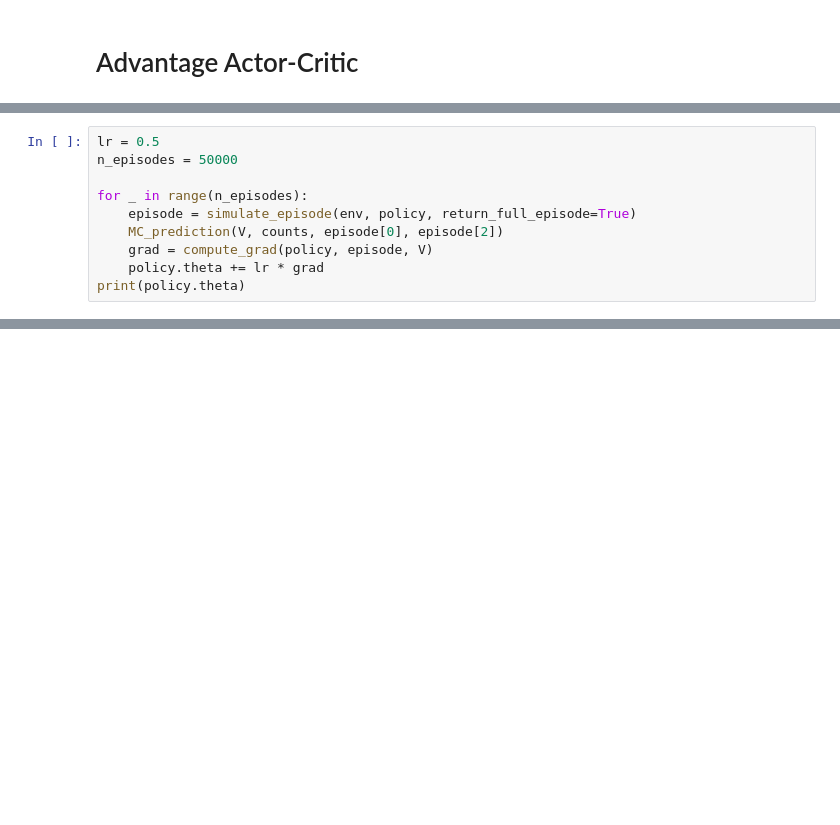
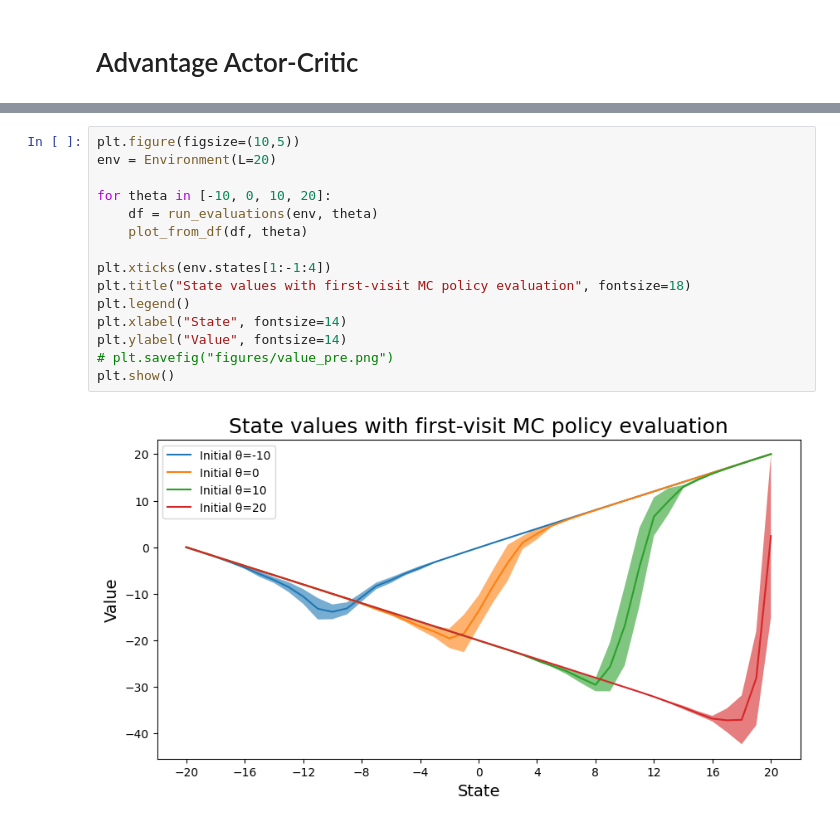
Before and after one commit to ChackMociute/Multi-Agent-Systems, a Jupyter notebook: hw6/PolicyGradient.ipynb, the cells around one changed output, grey strips where cells are left out. Cells and saved outputs as stored; diff of their text form; blank space fills up the shorter version.

Commit message:
Finalized all figures

```diff
--- a/hw6/PolicyGradient.ipynb
+++ b/hw6/PolicyGradient.ipynb
@@ -207,10 +179,0 @@ def compute_grad(policy, episode, V):
-# %%
-lr = 0.5
-n_episodes = 50000
-
-for _ in range(n_episodes):
-    episode = simulate_episode(env, policy, return_full_episode=True)
-    MC_prediction(V, counts, episode[0], episode[2])
-    grad = compute_grad(policy, episode, V)
-    policy.theta += lr * grad
-print(policy.theta)
@@ -231,0 +239,17 @@ plt.show()
+# %%
+plt.figure(figsize=(10,5))
+env = Environment(L=20)
+
+for theta in [-10, 0, 10, 20]:
+    df = run_evaluations(env, theta)
+    plot_from_df(df, theta)
+
+plt.xticks(env.states[1:-1:4])
+plt.title("State values with first-visit MC policy evaluation", fontsize=18)
+plt.legend()
+plt.xlabel("State", fontsize=14)
+plt.ylabel("Value", fontsize=14)
+# plt.savefig("figures/value_pre.png")
+plt.show()
+# %% [output]
+[figure, added]
```
Also changed, not shown: parts of 12 cells of this notebook, 12 other files.
